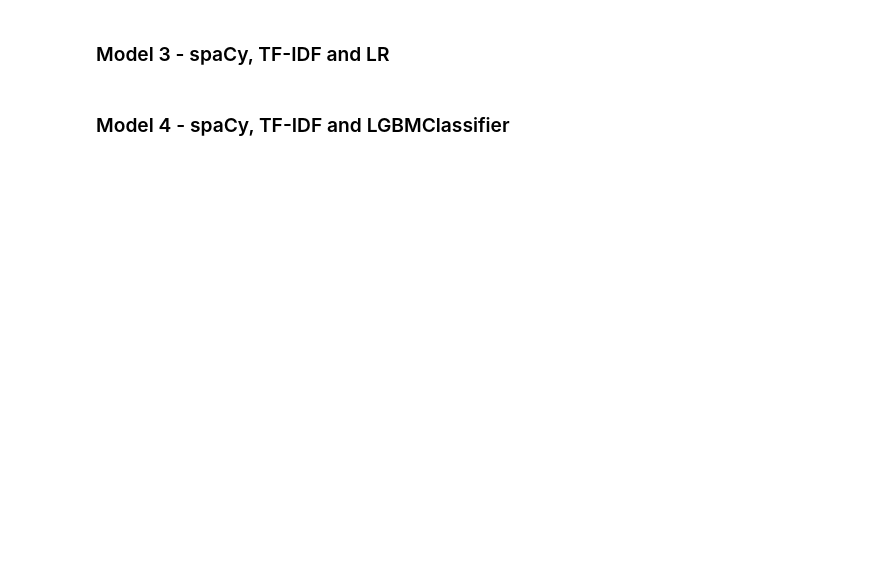
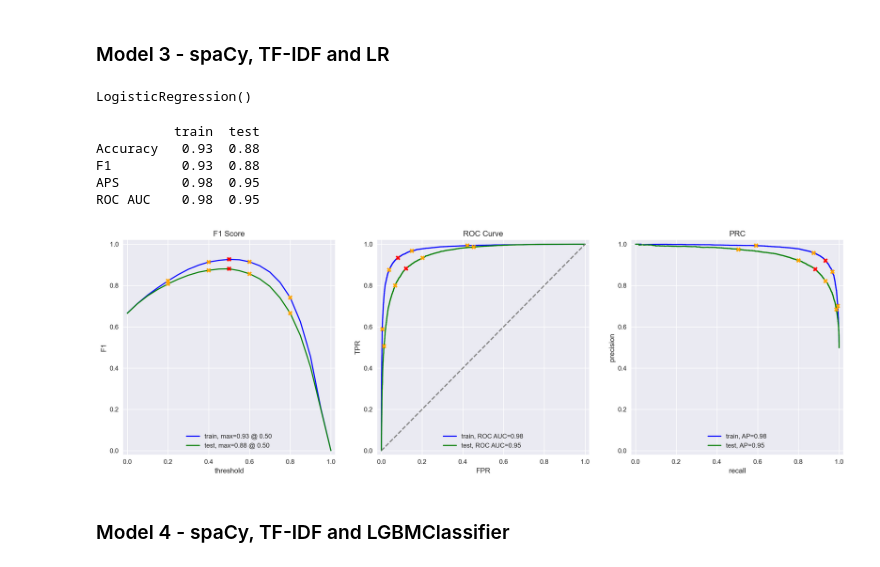
Before and after one commit to jestercruz/TripleTen-Projects, a Jupyter notebook: Sprint 14/junky_union.ipynb, the cells around one changed output. Drawn from its saved outputs; the diff is of its cells as text; code cells hidden in the pictures; blank space fills up the shorter version.

```diff
--- a/Sprint 14/junky_union.ipynb
+++ b/Sprint 14/junky_union.ipynb
@@ -511,0 +568,6 @@ from nltk.corpus import stopwords
+# %%
+# Initialize a Logistic Regression model
+model_1 = LogisticRegression(random_state=0)
+
+# Train the model with the training data and the corresponding labels
+model_1.fit(train_features_1, train_target)
@@ -525,5 +594,36 @@ def text_preprocessing_3(text):
     tokens = [token.lemma_ for token in doc]
 
     return ' '.join(tokens)
+# %%
+# Apply the text preprocessing function to the 'review_norm' column of the training and test data
+df_reviews_train['review_lemma'] = df_reviews_train['review_norm'].apply(text_preprocessing_3)
+df_reviews_test['review_lemma'] = df_reviews_test['review_norm'].apply(text_preprocessing_3)
+# %%
+# Initialize a TfidfVectorizer without passing the stop words since we've already done preprocessing
+tfidf_vectorizer_3 = TfidfVectorizer()
+
+# Fit and transform the training data to create TF-IDF features
+train_features_3 = tfidf_vectorizer_3.fit_transform(df_reviews_train['review_lemma'])
+
+# Transform the test data to create TF-IDF features
+test_features_3 = tfidf_vectorizer_3.transform(df_reviews_test['review_lemma'])
+# %%
+# Initialize the Logistic Regression model
+model_3 = LogisticRegression()
+
+# Fit the model to the training data
+model_3.fit(train_features_3, train_target)
+# %% [output]
+LogisticRegression()
+# %%
+# Evaluate the model
+evaluate_model(model_3, train_features_3, train_target, test_features_3, test_target)
+# %% [output]
+          train  test
+Accuracy   0.93  0.88
+F1         0.93  0.88
+APS        0.98  0.95
+ROC AUC    0.98  0.95
+[figure, added]
 # %% [markdown]
 ### Model 4 - spaCy, TF-IDF and LGBMClassifier
```
Also changed, not shown: parts of 32 cells of this notebook.
